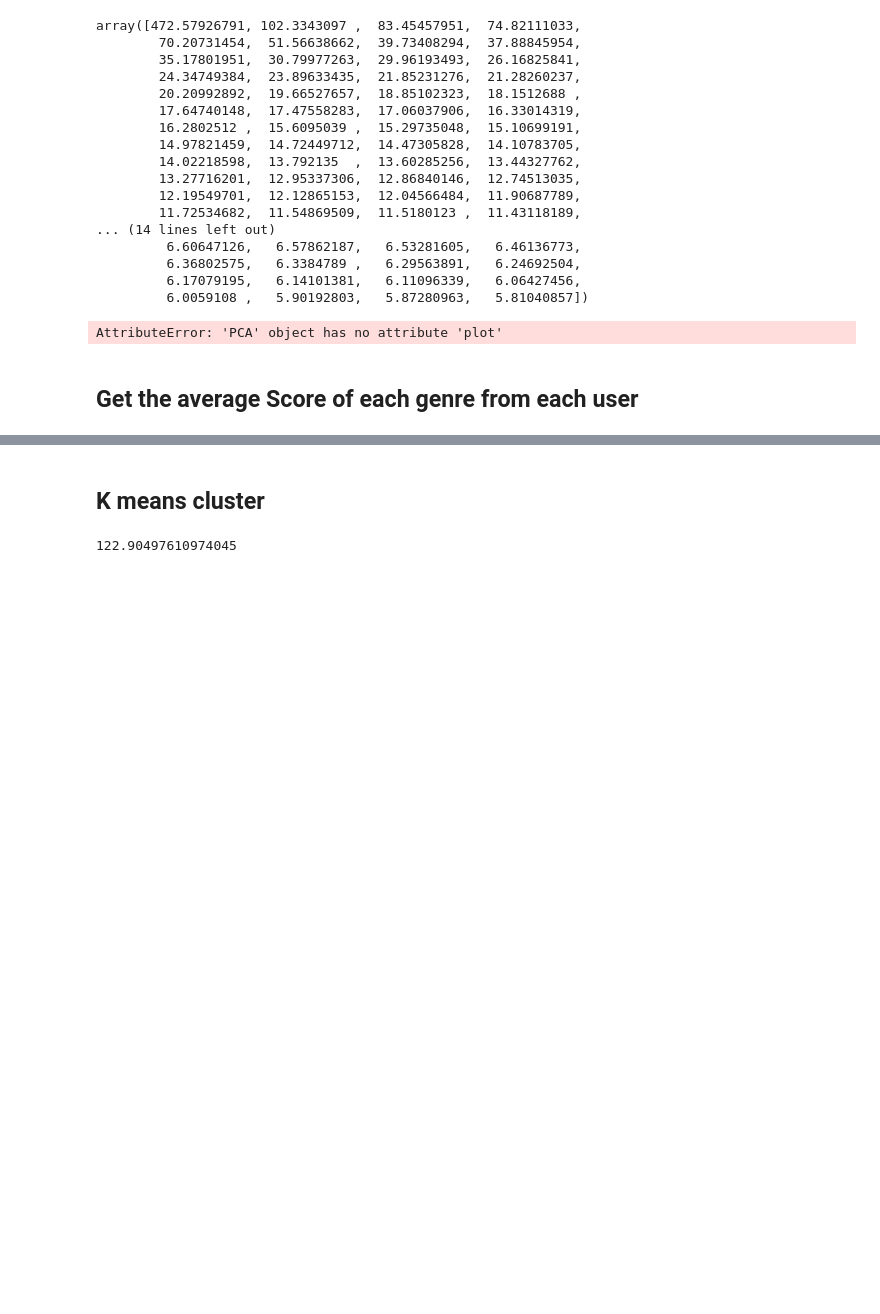
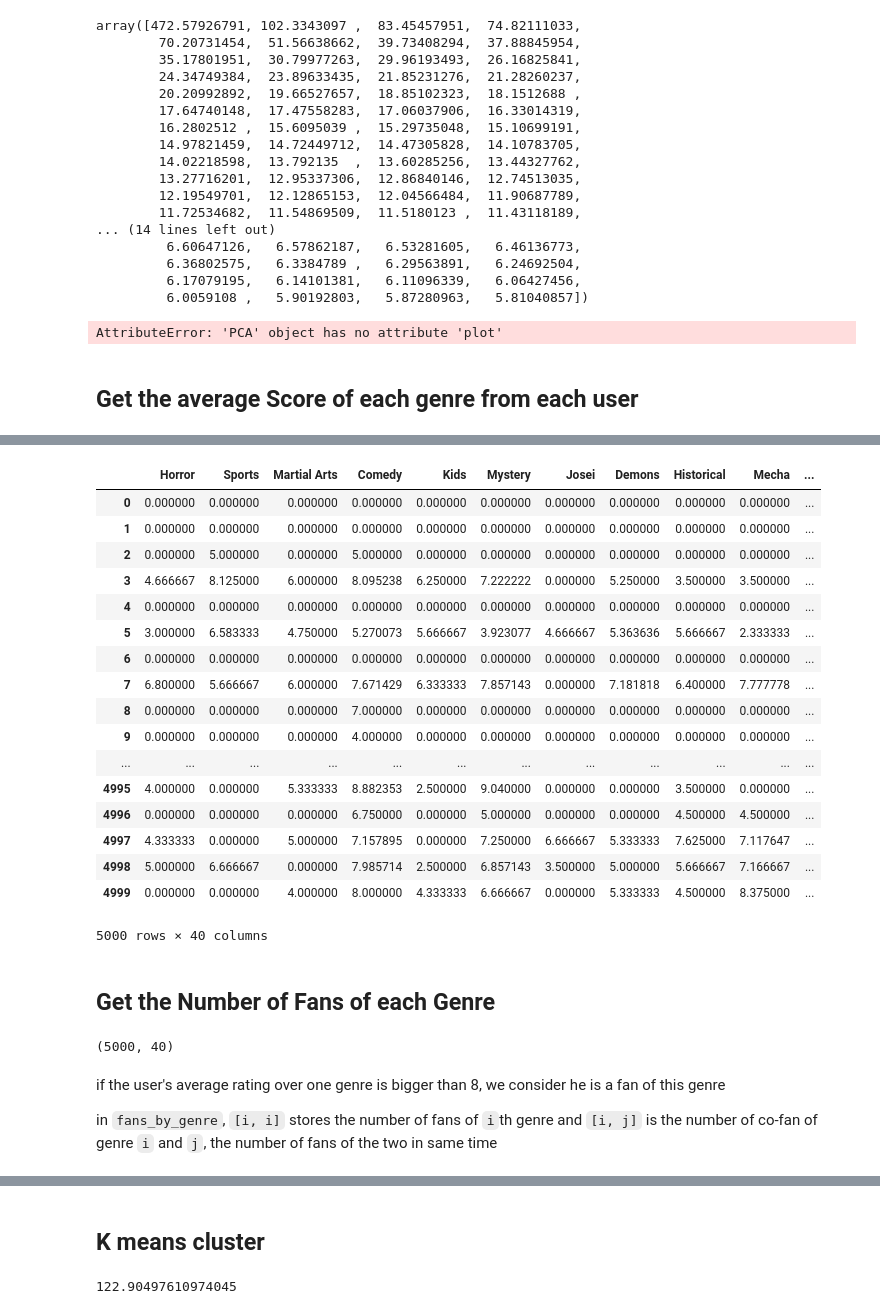
Before and after one commit to AutomnePAN/INF552-anime-visualisation, a Jupyter notebook: data_cluster.ipynb, the cells around one changed output, grey strips where cells are left out. Saved outputs shown, nothing was run; the diff lists cells and outputs as text; code cells hidden in the pictures; blank space fills up the shorter version.

```diff
--- a/data_cluster.ipynb
+++ b/data_cluster.ipynb
@@ -260,3 +254,26 @@ array([[0.        , 0.        , 0.        , ..., 0.        , 0.        ,
         0.        ]])
 # %%
 pd.DataFrame(average_rating_by_genre, columns = genres ).to_csv("./data/average_score_by_genre_from_users.csv")
+# %%
+pd.DataFrame(average_rating_by_genre, columns = genres )
+# %% [output]
+|  | Horror | Sports | Martial Arts | Comedy | Kids | Mystery | Josei | Demons | Historical | Mecha | ... |
+| 0 | 0.000000 | 0.000000 | 0.000000 | 0.000000 | 0.000000 | 0.000000 | 0.000000 | 0.000000 | 0.000000 | 0.000000 | ... |
+| 1 | 0.000000 | 0.000000 | 0.000000 | 0.000000 | 0.000000 | 0.000000 | 0.000000 | 0.000000 | 0.000000 | 0.000000 | ... |
+| 2 | 0.000000 | 5.000000 | 0.000000 | 5.000000 | 0.000000 | 0.000000 | 0.000000 | 0.000000 | 0.000000 | 0.000000 | ... |
+| 3 | 4.666667 | 8.125000 | 6.000000 | 8.095238 | 6.250000 | 7.222222 | 0.000000 | 5.250000 | 3.500000 | 3.500000 | ... |
+| 4 | 0.000000 | 0.000000 | 0.000000 | 0.000000 | 0.000000 | 0.000000 | 0.000000 | 0.000000 | 0.000000 | 0.000000 | ... |
+| 5 | 3.000000 | 6.583333 | 4.750000 | 5.270073 | 5.666667 | 3.923077 | 4.666667 | 5.363636 | 5.666667 | 2.333333 | ... |
+| 6 | 0.000000 | 0.000000 | 0.000000 | 0.000000 | 0.000000 | 0.000000 | 0.000000 | 0.000000 | 0.000000 | 0.000000 | ... |
+| 7 | 6.800000 | 5.666667 | 6.000000 | 7.671429 | 6.333333 | 7.857143 | 0.000000 | 7.181818 | 6.400000 | 7.777778 | ... |
+| 8 | 0.000000 | 0.000000 | 0.000000 | 7.000000 | 0.000000 | 0.000000 | 0.000000 | 0.000000 | 0.000000 | 0.000000 | ... |
+| 9 | 0.000000 | 0.000000 | 0.000000 | 4.000000 | 0.000000 | 0.000000 | 0.000000 | 0.000000 | 0.000000 | 0.000000 | ... |
+| ... | ... | ... | ... | ... | ... | ... | ... | ... | ... | ... | ... |
+| 4995 | 4.000000 | 0.000000 | 5.333333 | 8.882353 | 2.500000 | 9.040000 | 0.000000 | 0.000000 | 3.500000 | 0.000000 | ... |
+| 4996 | 0.000000 | 0.000000 | 0.000000 | 6.750000 | 0.000000 | 5.000000 | 0.000000 | 0.000000 | 4.500000 | 4.500000 | ... |
+| 4997 | 4.333333 | 0.000000 | 5.000000 | 7.157895 | 0.000000 | 7.250000 | 6.666667 | 5.333333 | 7.625000 | 7.117647 | ... |
+| 4998 | 5.000000 | 6.666667 | 0.000000 | 7.985714 | 2.500000 | 6.857143 | 3.500000 | 5.000000 | 5.666667 | 7.166667 | ... |
+| 4999 | 0.000000 | 0.000000 | 4.000000 | 8.000000 | 4.333333 | 6.666667 | 0.000000 | 5.333333 | 4.500000 | 8.375000 | ... |
+5000 rows × 40 columns
+# %% [markdown]
+## Get the Number of Fans of each Genre
@@ -262,0 +283,8 @@ pd.DataFrame(average_rating_by_genre, columns = genres ).to_csv("./data/average_
+# %%
+average_rating_by_genre.shape
+# %% [output]
+(5000, 40)
+# %% [markdown]
+if the user's average rating over one genre is bigger than 8, we consider he is a fan of this genre
+
+in `fans_by_genre`, `[i, i]` stores the number of fans of `i`th genre and `[i, j]` is the number of co-fan of genre `i` and `j`, the number of fans of the two in same time
```
Also changed, not shown: parts of 11 cells of this notebook, 4 other files.
